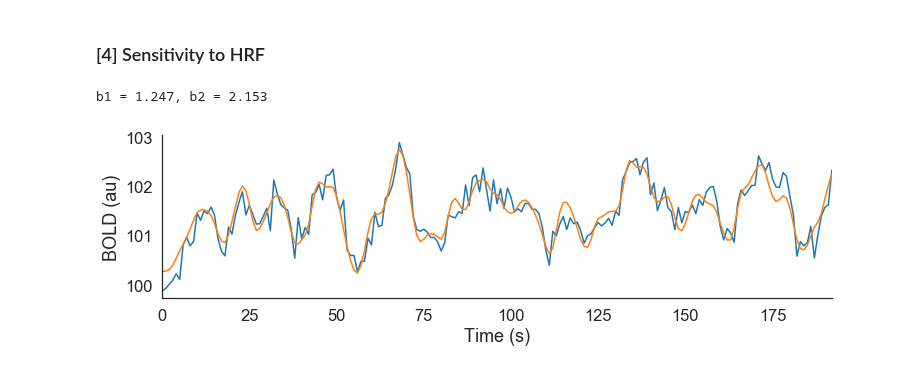
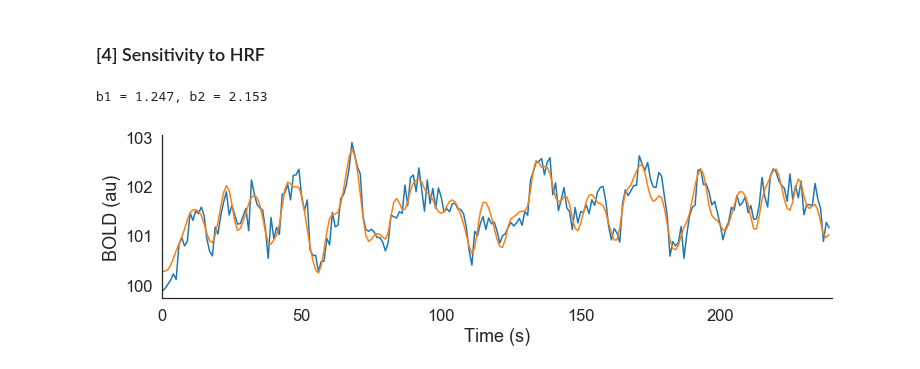
Before and after one commit to yunchang-z/neu502b-lab, a Jupyter notebook: fmri-03/fmri-03-solutions.ipynb, the cells around one changed output. Drawn from its saved outputs; the diff is of its cells as text; code cells hidden in the pictures.

```diff
--- a/fmri-03/fmri-03-solutions.ipynb
+++ b/fmri-03/fmri-03-solutions.ipynb
@@ -143,21 +143,21 @@ b1 = 1.522, b2 = 2.452
 ### [4] Sensitivity to HRF
 # %%
 ## Load and extract data.
-y = npz['y2']
+y2 = npz['y2']
 
 ## Perform regression.
-b, _, _, _ = np.linalg.lstsq(X, y, rcond=-1)
+b, _, _, _ = np.linalg.lstsq(X, y2, rcond=-1)
 print('b1 = %0.3f, b2 = %0.3f' %(b[1], b[2]))
 
 ## Posterior predictive check.
 yhat = X @ b
 
 ## Plot.
 fig, ax = plt.subplots(1,1,figsize=(12,3))
-ax.plot(times, y);
+ax.plot(times, y2);
 ax.plot(times, yhat);
-ax.set(xlim=(0,192), xlabel='Time (s)', ylabel='BOLD (au)')
+ax.set(xlim=(0,y2.size), xlabel='Time (s)', ylabel='BOLD (au)')
 sns.despine()
 # %% [output]
 b1 = 1.247, b2 = 2.153
-[figure, old version]
+[figure, new version]
```
Also changed, not shown: parts of 8 cells of this notebook, 1 other file.
